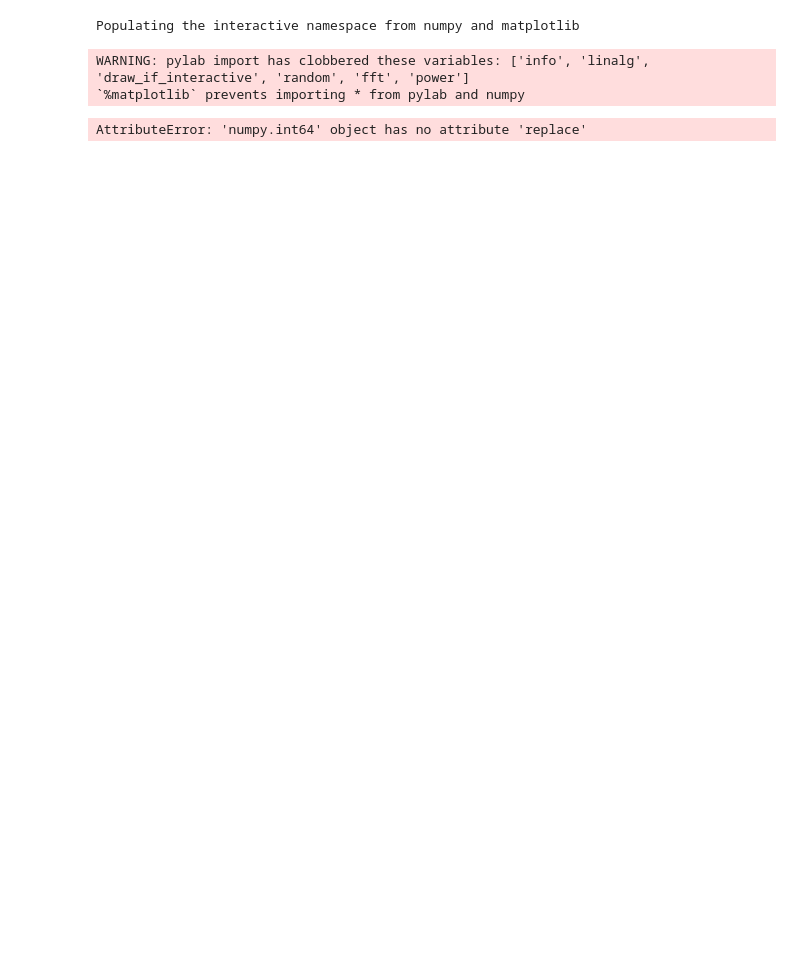
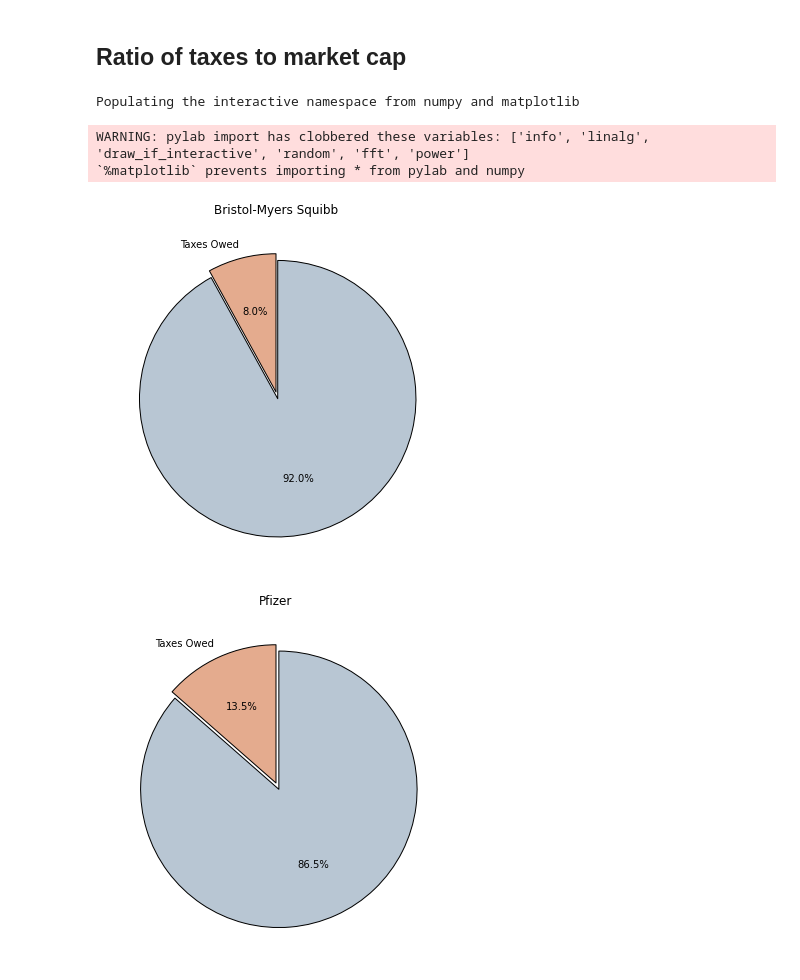
Before and after one commit to adieyal/bad-pharma, a Jupyter notebook: Bad Medicine.ipynb, the cells around one changed output. Saved outputs shown, nothing was run; the diff lists cells and outputs as text; code cells hidden in the pictures; blank space fills up the shorter version.

Commit message:
Added market cap vs nta

```diff
--- a/Bad Medicine.ipynb
+++ b/Bad Medicine.ipynb
@@ -15,32 +15,35 @@ df
 | 6 | Abbvie | Deferred income taxes have not be... | 23000000000 | 8050000000 | 1500000000 | 83600000000 | ... |
 | 7 | Amgen | At December 31, 2014, the cumulat... | 29300000000 | 10500000000 | 12600000000 | 109700000000 | ... |
 | 8 | J&J | At December 28, 2014, the cumulat... | 53400000000 | 18600000000 | 27200000000 | 268000000000 | ... |
+# %% [markdown]
+## Ratio of taxes to market cap
 # %%
 %pylab inline
-from pylab import *
+from pylab import pie, title, show
 
 for idx in range(9):
-    print df.iloc[[idx]]["Taxes Owed"][idx].replace
-    taxes_owed = float(df.iloc[[idx]]["Taxes Owed"][idx].replace(",", ""))
+
+    taxes_owed = float(df.iloc[[idx]]["Taxes Owed"][idx])
     market_cap = float(df.iloc[[idx]]["Market Cap"][idx])
     name = df.iloc[[idx]]["Name"][idx]
 
     figure(1, figsize=(6,6))
     ax = axes([0.1, 0.1, 0.8, 0.8])
     labels = 'Taxes Owed', ''
     fracs = [taxes_owed, market_cap - taxes_owed]
     explode=(0, 0.05)
     pie(fracs, explode=explode, labels=labels,
                 autopct='%1.1f%%', shadow=False, startangle=90,
                 colors=["#E4AB8E", "#B8C6D3"]
        )
 
 
     title(name)
 
     show()
 # %% [output]
 Populating the interactive namespace from numpy and matplotlib
 WARNING: pylab import has clobbered these variables: ['info', 'linalg', 'draw_if_interactive', 'random', 'fft', 'power']
 `%matplotlib` prevents importing * from pylab and numpy
-AttributeError: 'numpy.int64' object has no attribute 'replace'
+[figure, added]
+[figure, added]
```
Also changed, not shown: parts of 3 cells of this notebook, 1 other file.
